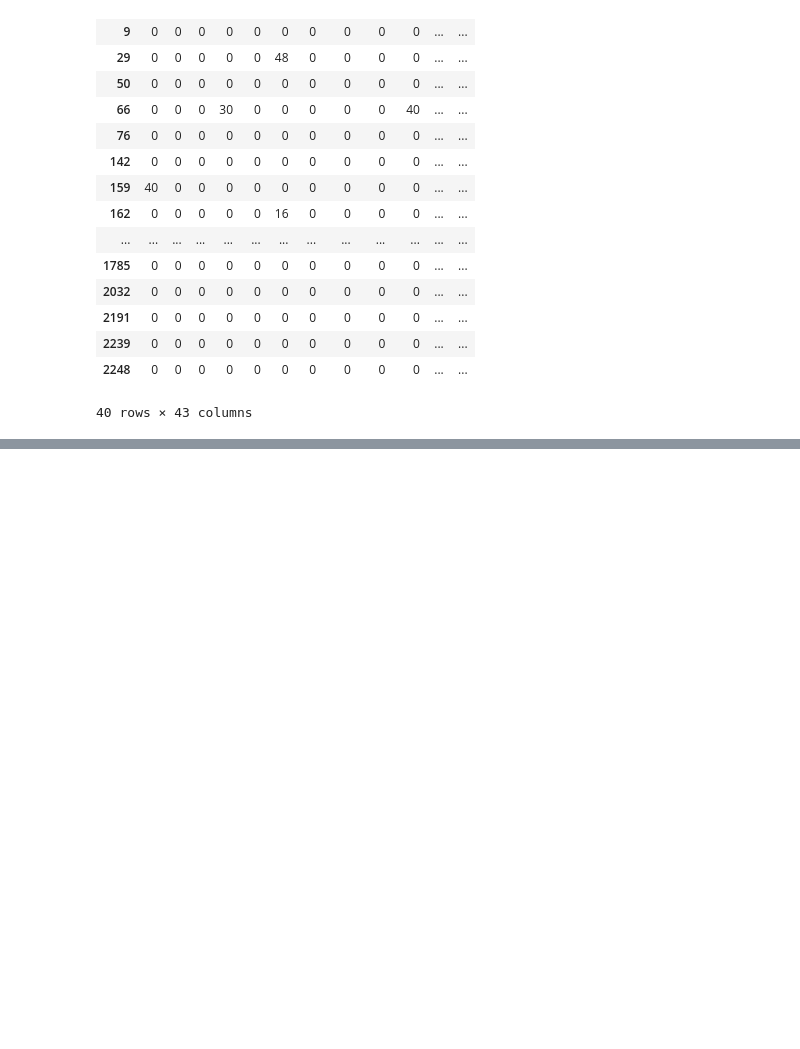
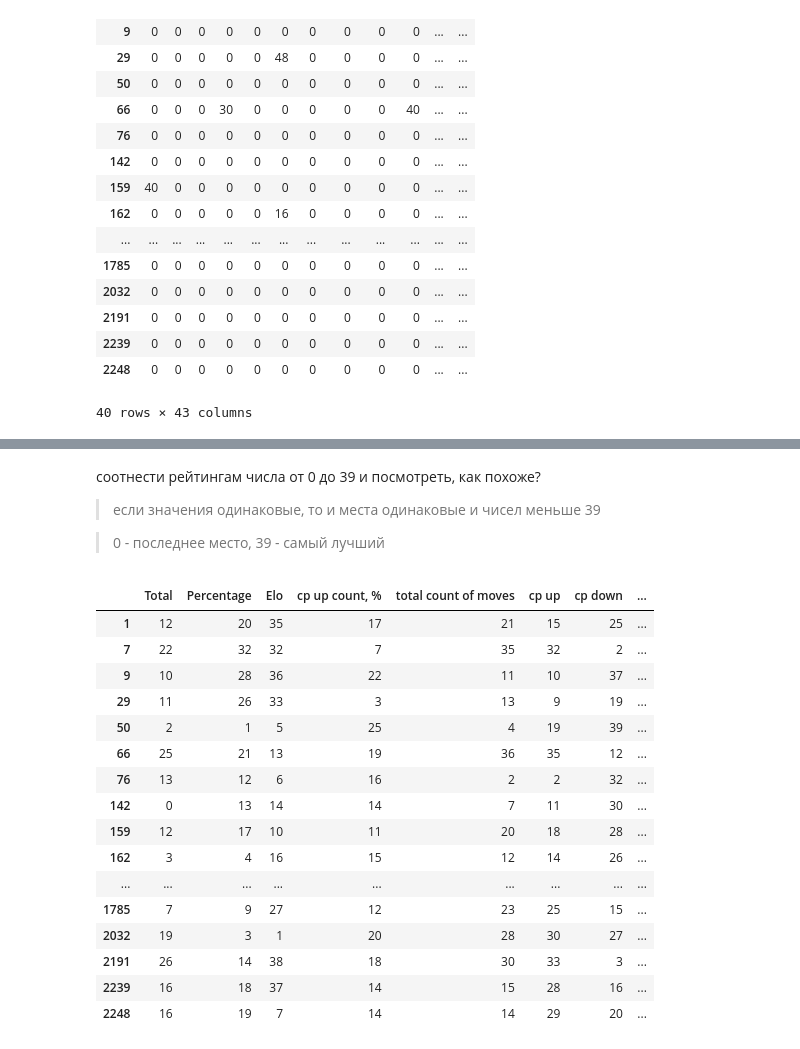
Before and after one commit to Ol333/gh, a Jupyter notebook: analisis.ipynb, the cells around one changed output, grey strips where cells are left out. Drawn from its saved outputs; the diff is of its cells as text; code cells hidden in the pictures; blank space fills up the shorter version.

```diff
--- a/analisis.ipynb
+++ b/analisis.ipynb
@@ -182,9 +180,14 @@ matr = pd.DataFrame(data=np.zeros((len(index),len(index))),
 
 matr['Total'] = [0] * len(index)
 # %%
-elo = [1200] * len(index)
-K1 = 40 # < 2300
-K2 = 20 # x < 2400
-K3 = 10 # > 2400
+elo = [1300] * len(index)
+K1 = 32 # 200 < x < 2300
+K2 = 20 # 2300 < x < 2400, 100 < x < 200
+K3 = 10 # x > 2400, x < 100
 Sb = 0
 Sw = 0
+games_order = []
+for v in pdict.values():
+    if len(v) > 50:
+        games_order.extend(v)
+games_order = dict.fromkeys(list(set(games_order)))
@@ -286,4 +292,4 @@ for i in range(len(index)):
     total_by_rows.append(res * 100)
 
 matr['Percentage'] = total_by_rows
-matr['Elo'] = list(map(lambda x:round(x),elo))
+matr['Elo'] = list(map(lambda x:round(x),elo_no_abs))
@@ -310,0 +428,41 @@ matr
+# %% [markdown]
+соотнести рейтингам числа от 0 до 39 и посмотреть, как похоже?
+
+> если значения одинаковые, то и места одинаковые и чисел меньше 39
+
+> 0 - последнее место, 39 - самый лучший
+# %%
+new_matr = pd.DataFrame(data=np.zeros((len(index),len(matr.columns[40:]))),
+                    index=index,
+                    columns=matr.columns[40:],
+                    dtype=int)
+
+
+for col in range(40,len(matr.columns)):
+    d = dict.fromkeys(matr.iloc[:,col])
+    i = 0
+    for k in sorted(d.keys()):
+        d[k] = i
+        i += 1
+    for i in range(40):
+        new_matr.iloc[i,col-40] = d[matr.iloc[i,col]]
+
+new_matr
+# %% [output]
+|  | Total | Percentage | Elo | cp up count, % | total count of moves | cp up | cp down | ... |
+| 1 | 12 | 20 | 35 | 17 | 21 | 15 | 25 | ... |
+| 7 | 22 | 32 | 32 | 7 | 35 | 32 | 2 | ... |
+| 9 | 10 | 28 | 36 | 22 | 11 | 10 | 37 | ... |
+| 29 | 11 | 26 | 33 | 3 | 13 | 9 | 19 | ... |
+| 50 | 2 | 1 | 5 | 25 | 4 | 19 | 39 | ... |
+| 66 | 25 | 21 | 13 | 19 | 36 | 35 | 12 | ... |
+| 76 | 13 | 12 | 6 | 16 | 2 | 2 | 32 | ... |
+| 142 | 0 | 13 | 14 | 14 | 7 | 11 | 30 | ... |
+| 159 | 12 | 17 | 10 | 11 | 20 | 18 | 28 | ... |
+| 162 | 3 | 4 | 16 | 15 | 12 | 14 | 26 | ... |
+| ... | ... | ... | ... | ... | ... | ... | ... | ... |
+| 1785 | 7 | 9 | 27 | 12 | 23 | 25 | 15 | ... |
+| 2032 | 19 | 3 | 1 | 20 | 28 | 30 | 27 | ... |
+| 2191 | 26 | 14 | 38 | 18 | 30 | 33 | 3 | ... |
+| 2239 | 16 | 18 | 37 | 14 | 15 | 28 | 16 | ... |
+| 2248 | 16 | 19 | 7 | 14 | 14 | 29 | 20 | ... |
```
Also changed, not shown: parts of 10 cells of this notebook.
